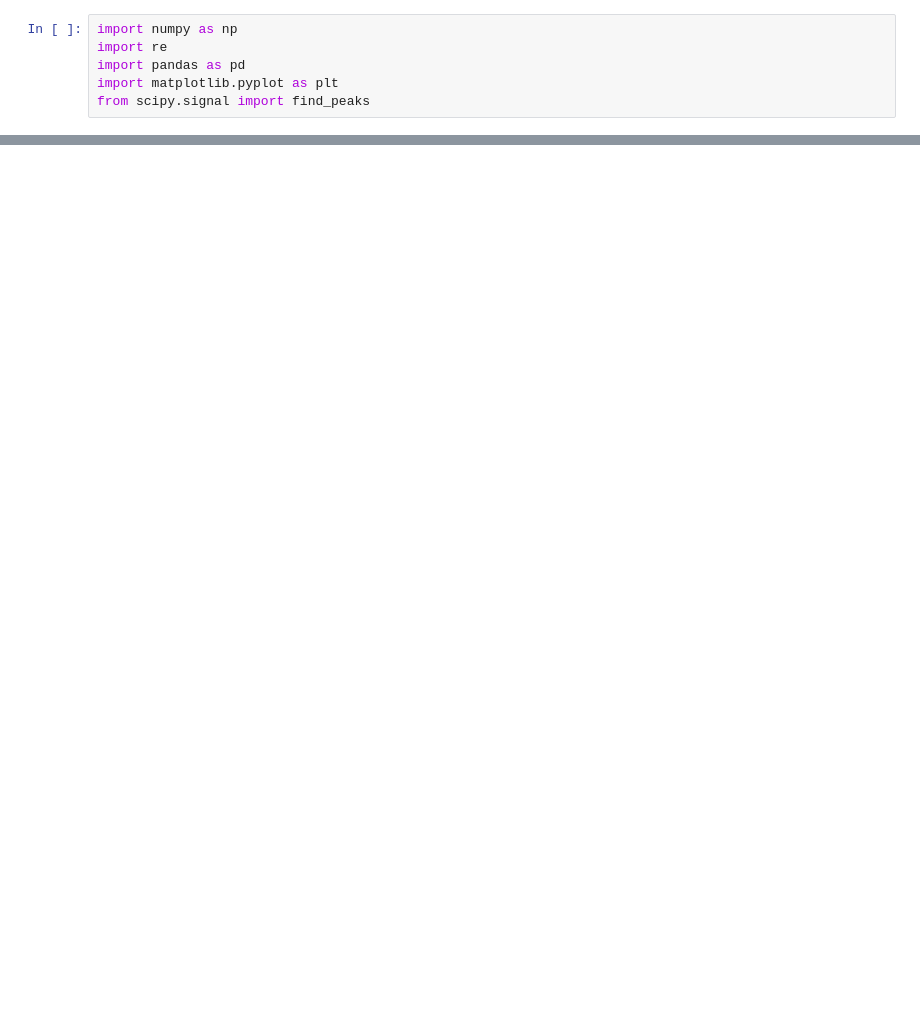
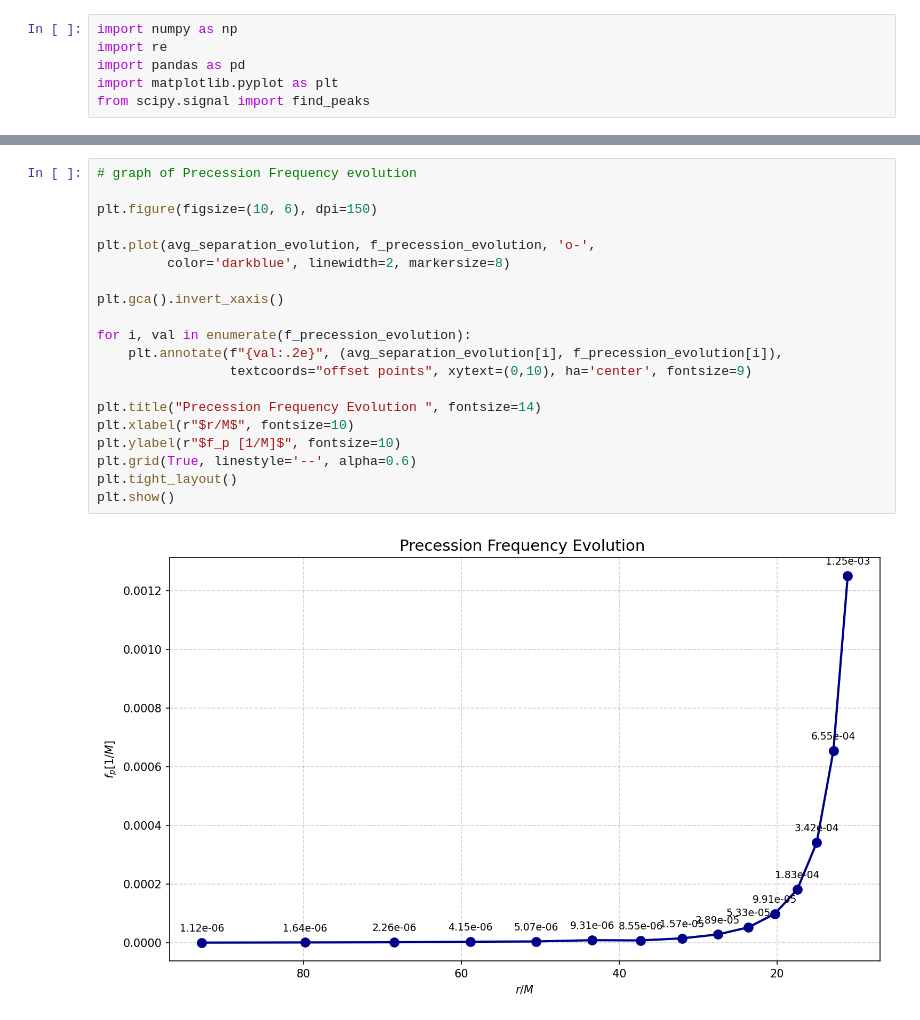
Before and after one commit to giacomobrugali/Entropy-conjecture, a Jupyter notebook: Entropy-conjecture/Remnant_Parameters/final_mass.ipynb, the cells around one changed output, grey strips where cells are left out. Cells and saved outputs as stored; diff of their text form; blank space fills up the shorter version.

```diff
--- a/Entropy-conjecture/Remnant_Parameters/final_mass.ipynb
+++ b/Entropy-conjecture/Remnant_Parameters/final_mass.ipynb
@@ -128,0 +162,22 @@ plt.show()
+# %%
+# graph of Precession Frequency evolution
+
+plt.figure(figsize=(10, 6), dpi=150)
+
+plt.plot(avg_separation_evolution, f_precession_evolution, 'o-',
+         color='darkblue', linewidth=2, markersize=8)
+
+plt.gca().invert_xaxis()
+
+for i, val in enumerate(f_precession_evolution):
+    plt.annotate(f"{val:.2e}", (avg_separation_evolution[i], f_precession_evolution[i]),
+                 textcoords="offset points", xytext=(0,10), ha='center', fontsize=9)
+
+plt.title("Precession Frequency Evolution ", fontsize=14)
+plt.xlabel(r"$r/M$", fontsize=10)
+plt.ylabel(r"$f_p [1/M]$", fontsize=10)
+plt.grid(True, linestyle='--', alpha=0.6)
+plt.tight_layout()
+plt.show()
+# %% [output]
+[figure, added]
```
Also changed, not shown: parts of 6 cells of this notebook.
